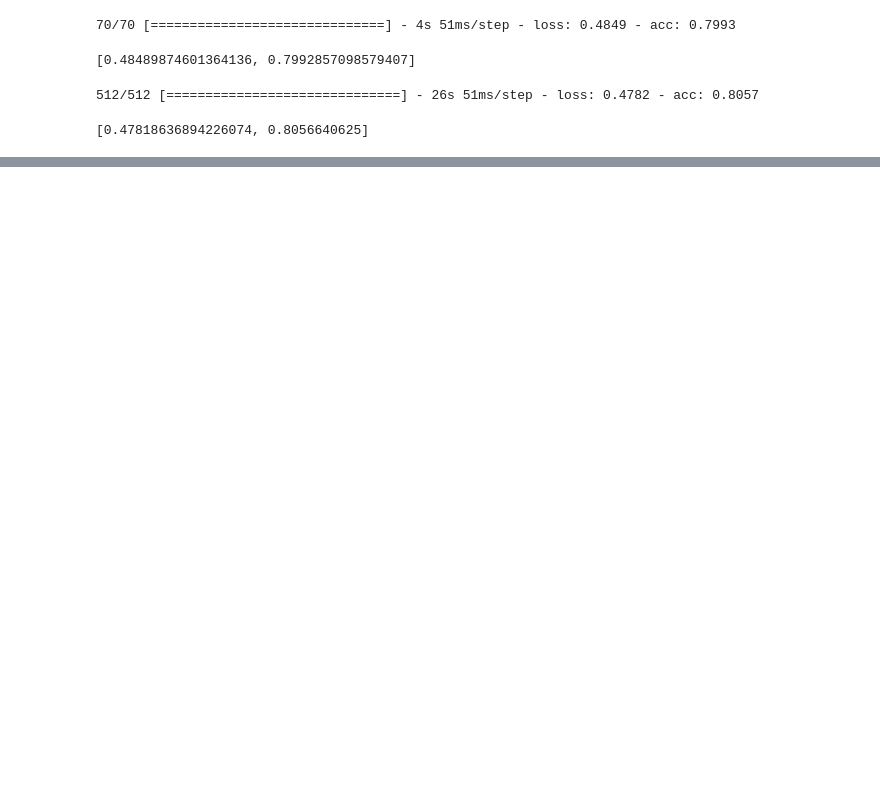
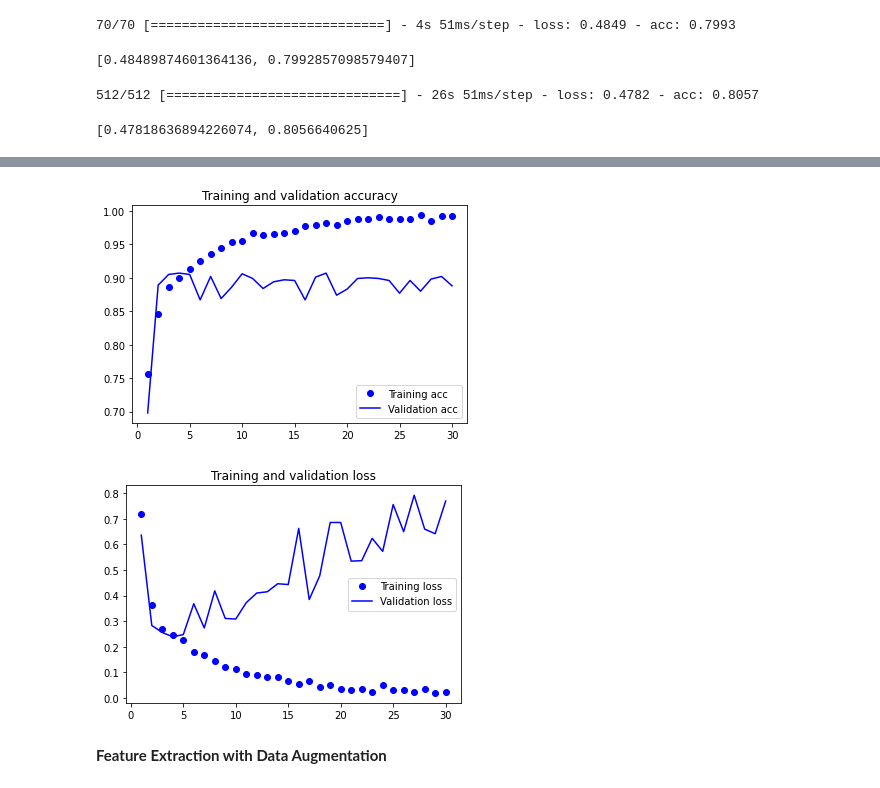
Before and after one commit to taha9212/tensorflow-deep-learning, a Jupyter notebook: cats_vs_dogs.ipynb, the cells around one changed output, grey strips where cells are left out. Drawn from its saved outputs; the diff is of its cells as text; code cells hidden in the pictures; blank space fills up the shorter version.

```diff
--- a/cats_vs_dogs.ipynb
+++ b/cats_vs_dogs.ipynb
@@ -419,0 +455,4 @@ model.evaluate(test_generator, steps = 512)
+# %%
+train_features, train_label = feature_ext(train_sub_dir, 2000)
+val_features, val_label = feature_ext(validation_dir, 1000)
+test_features, test = feature_ext(test_dir, 1000)
@@ -419,0 +463,21 @@ model.evaluate(test_generator, steps = 512)
+# %%
+train_features = np.reshape(train_features, (2000, 4 * 4 * 512))
+val_features = np.reshape(val_features, (1000, 4 * 4 * 512))
+test_features = np.reshape(test_features, (1000, 4 * 4 * 512))
+# %%
+model = models.Sequential()
+model.add(layers.Dense(256, activation = "relu", input_dim = (4 * 4 * 512)))
+model.add(layers.Dropout(0.5))
+model.add(layers.Dense(1, activation = "sigmoid"))
+
+model.compile( loss = "binary_crossentropy",
+              optimizer = optimizers.RMSprop(),
+              metrics = ['acc'])
+# %%
+history = model.fit(
+    train_features,
+    train_label,
+    epochs = 30,
+    batch_size = 20,
+    validation_data = (val_features, val_label)
+)
@@ -419,0 +502,21 @@ model.evaluate(test_generator, steps = 512)
+# %%
+acc = history.history['acc']
+val_acc = history.history['val_acc']
+loss = history.history['loss']
+val_loss = history.history['val_loss']
+epochs = range(1, len(acc) + 1)
+plt.plot(epochs, acc, 'bo', label='Training acc')
+plt.plot(epochs, val_acc, 'b', label='Validation acc')
+plt.title('Training and validation accuracy')
+plt.legend()
+plt.figure()
+plt.plot(epochs, loss, 'bo', label='Training loss')
+plt.plot(epochs, val_loss, 'b', label='Validation loss')
+plt.title('Training and validation loss')
+plt.legend()
+plt.show()
+# %% [output]
+[figure, added]
+[figure, added]
+# %% [markdown]
+**Feature Extraction with Data Augmentation**
```
Also changed, not shown: parts of 42 cells of this notebook.
